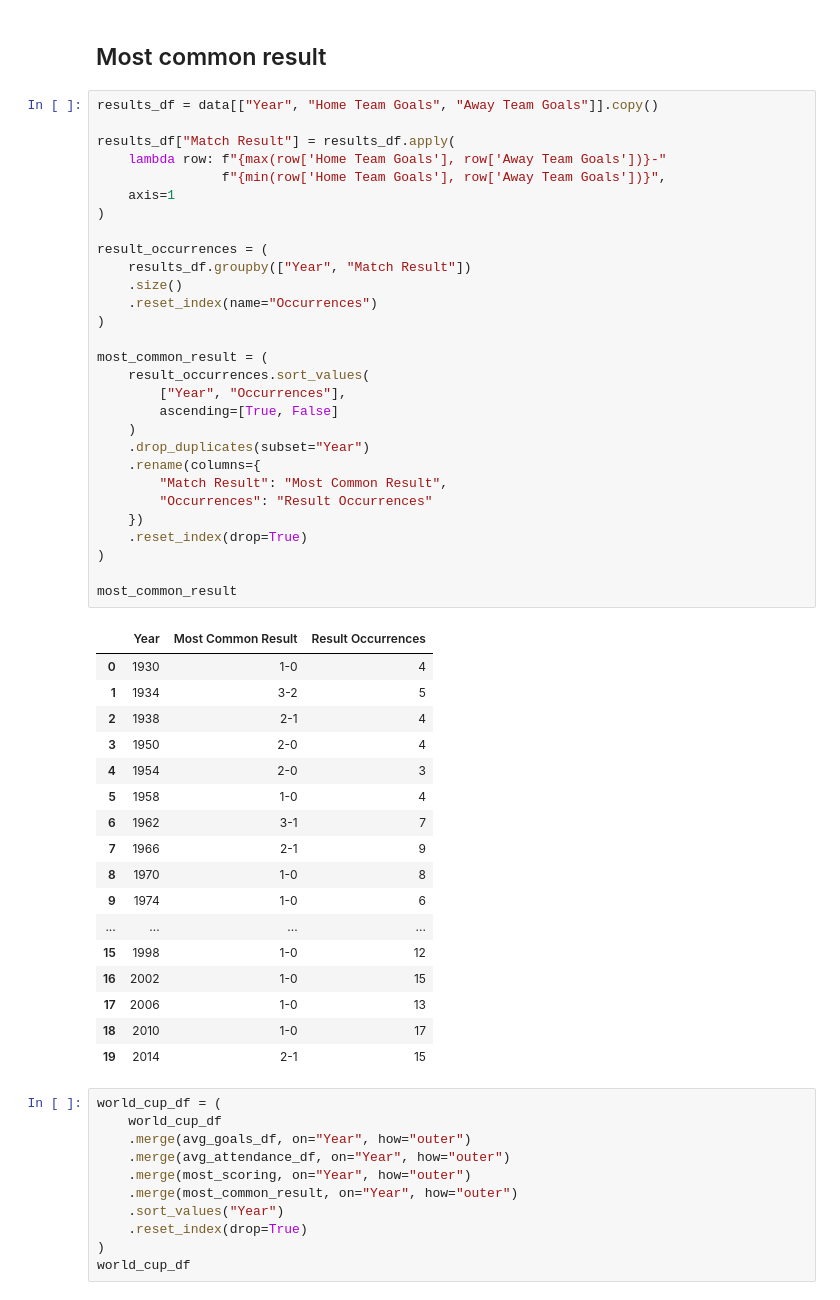
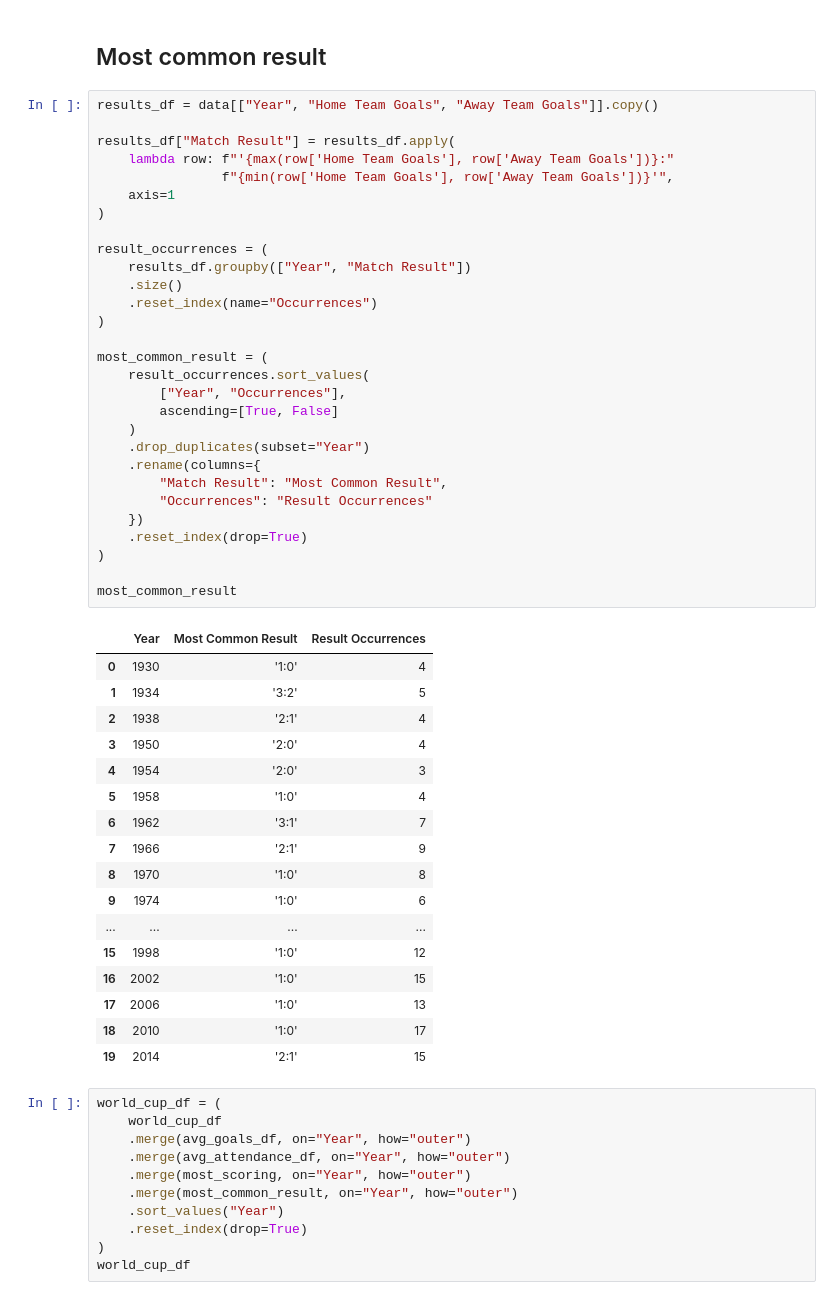
Before and after one commit to aaleksaacic/world-cup-analytics, a Jupyter notebook: notebooks/02_worldcup.ipynb, the cells around one changed output. Saved outputs shown, nothing was run; the diff lists cells and outputs as text.

```diff
--- a/notebooks/02_worldcup.ipynb
+++ b/notebooks/02_worldcup.ipynb
@@ -707,50 +707,50 @@ most_scoring
 # %%
 results_df = data[["Year", "Home Team Goals", "Away Team Goals"]].copy()
 
 results_df["Match Result"] = results_df.apply(
-    lambda row: f"{max(row['Home Team Goals'], row['Away Team Goals'])}-"
-                f"{min(row['Home Team Goals'], row['Away Team Goals'])}",
+    lambda row: f"'{max(row['Home Team Goals'], row['Away Team Goals'])}:"
+                f"{min(row['Home Team Goals'], row['Away Team Goals'])}'",
     axis=1
 )
 
 result_occurrences = (
     results_df.groupby(["Year", "Match Result"])
     .size()
     .reset_index(name="Occurrences")
 )
 
 most_common_result = (
     result_occurrences.sort_values(
         ["Year", "Occurrences"],
         ascending=[True, False]
     )
     .drop_duplicates(subset="Year")
     .rename(columns={
         "Match Result": "Most Common Result",
         "Occurrences": "Result Occurrences"
     })
     .reset_index(drop=True)
 )
 
 most_common_result
 # %% [output]
 |  | Year | Most Common Result | Result Occurrences |
-| 0 | 1930 | 1-0 | 4 |
-| 1 | 1934 | 3-2 | 5 |
-| 2 | 1938 | 2-1 | 4 |
-| 3 | 1950 | 2-0 | 4 |
-| 4 | 1954 | 2-0 | 3 |
-| 5 | 1958 | 1-0 | 4 |
-| 6 | 1962 | 3-1 | 7 |
-| 7 | 1966 | 2-1 | 9 |
-| 8 | 1970 | 1-0 | 8 |
-| 9 | 1974 | 1-0 | 6 |
+| 0 | 1930 | '1:0' | 4 |
+| 1 | 1934 | '3:2' | 5 |
+| 2 | 1938 | '2:1' | 4 |
+| 3 | 1950 | '2:0' | 4 |
+| 4 | 1954 | '2:0' | 3 |
+| 5 | 1958 | '1:0' | 4 |
+| 6 | 1962 | '3:1' | 7 |
+| 7 | 1966 | '2:1' | 9 |
+| 8 | 1970 | '1:0' | 8 |
+| 9 | 1974 | '1:0' | 6 |
 | ... | ... | ... | ... |
-| 15 | 1998 | 1-0 | 12 |
-| 16 | 2002 | 1-0 | 15 |
-| 17 | 2006 | 1-0 | 13 |
-| 18 | 2010 | 1-0 | 17 |
-| 19 | 2014 | 2-1 | 15 |
+| 15 | 1998 | '1:0' | 12 |
+| 16 | 2002 | '1:0' | 15 |
+| 17 | 2006 | '1:0' | 13 |
+| 18 | 2010 | '1:0' | 17 |
+| 19 | 2014 | '2:1' | 15 |
 # %%
 world_cup_df = (
     world_cup_df
```
Also changed, not shown: parts of 1 cell of this notebook, 1 other file.
